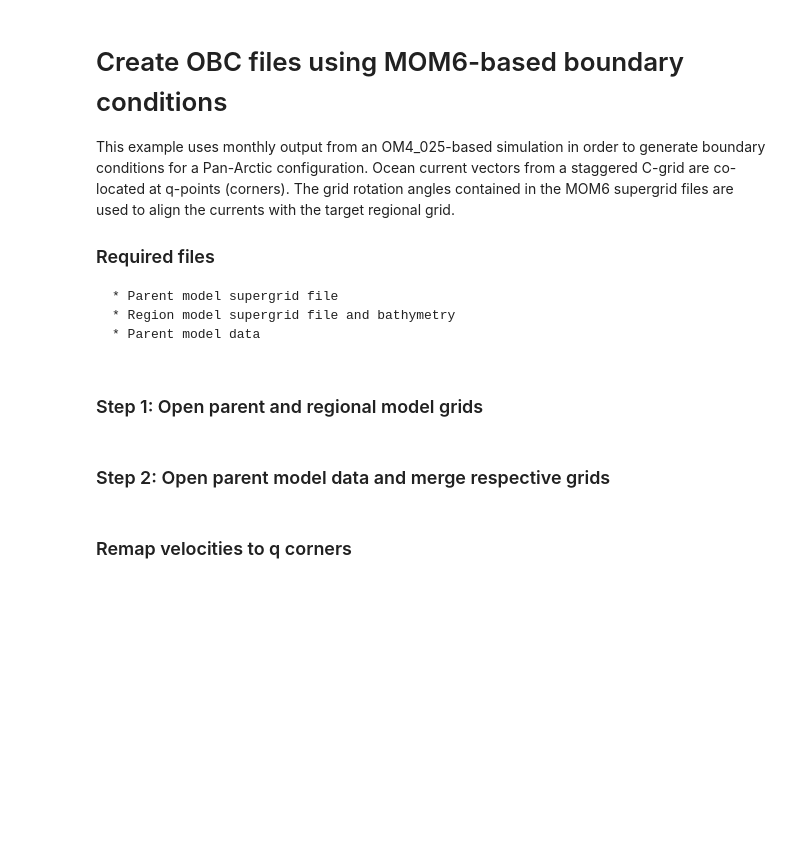
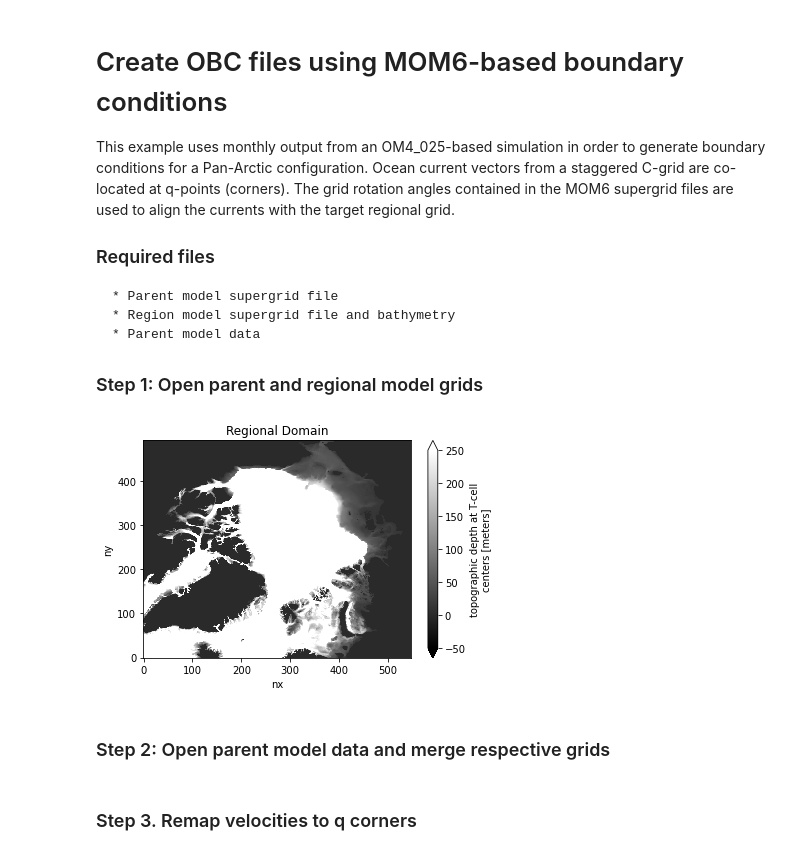
Before and after one commit to ESMG/regionalMOM6_notebooks, a Jupyter notebook: creating_obc_input_files/panArctic_OBC_from_global_MOM6.ipynb, the cells around one changed output. Cells and saved outputs as stored; diff of their text form; code cells hidden in the pictures; blank space fills up the shorter version.

```diff
--- a/creating_obc_input_files/panArctic_OBC_from_global_MOM6.ipynb
+++ b/creating_obc_input_files/panArctic_OBC_from_global_MOM6.ipynb
@@ -20,8 +20,8 @@ MOM6 supergrid files are used to align the currents with the target regional gri
     * Parent model supergrid file
     * Region model supergrid file and bathymetry
     * Parent model data
+
+### Step 1: Open parent and regional model grids
-# %% [markdown]
-### Step 1: Open parent and regional model grids
 # %%
 def open_grid(path,decode_times=False):
     """Return a grid object containing staggered grid locations"""
@@ -44,6 +44,13 @@ path_parent_grid='/net2/mjh/ipynb/OM4_025/c192_mosaic/ocean_hgrid.nc'
 parent_grid=open_grid(path_parent_grid)
 path_regional_grid='./ocean_hgrid.nc'
 regional_grid=open_grid(path_regional_grid)
+# %%
+dsr_topo=xr.open_dataset('topog.nc')
+dsr_topo = xr.merge([dsr_topo, regional_grid['h']])
+dsr_topo.depth.plot(vmax=-50.,vmin=250.,cmap='gist_gray')
+txt=plt.title('Regional Domain')
+# %% [output]
+[figure, added]
 # %% [markdown]
 ### Step 2: Open parent model data and merge respective grids
 # %%
@@ -66,7 +73,7 @@ path_model_data='../data/20120101.ocean_month.nc'
 fields=[{'temp':'h'},{'salt':'h'},{'ssh':'h'},{'u':'Cu'},{'v':'Cv'}]
 model_data = open_dataset(path_model_data,fields,parent_grid)
 # %% [markdown]
-### Remap velocities to q corners
+### Step 3. Remap velocities to q corners
 # %%
 def velocity_at_corners(ds_u,ds_v):
     nxp=ds_u.nxp[-1].data+1;nyp=ds_v.nyp[-1].data+1
```
Also changed, not shown: parts of 46 cells of this notebook.
